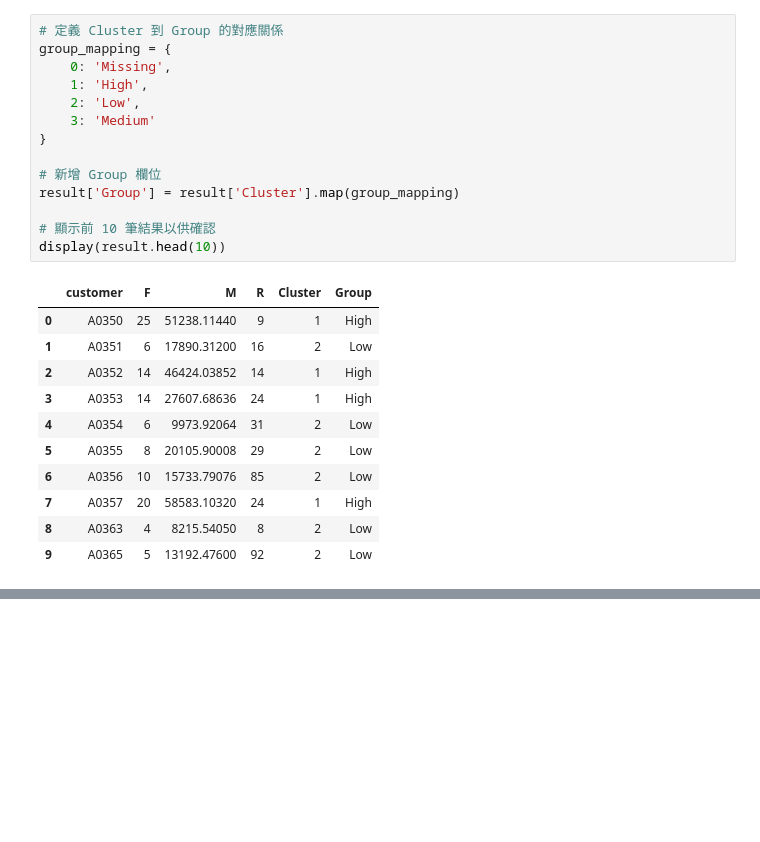
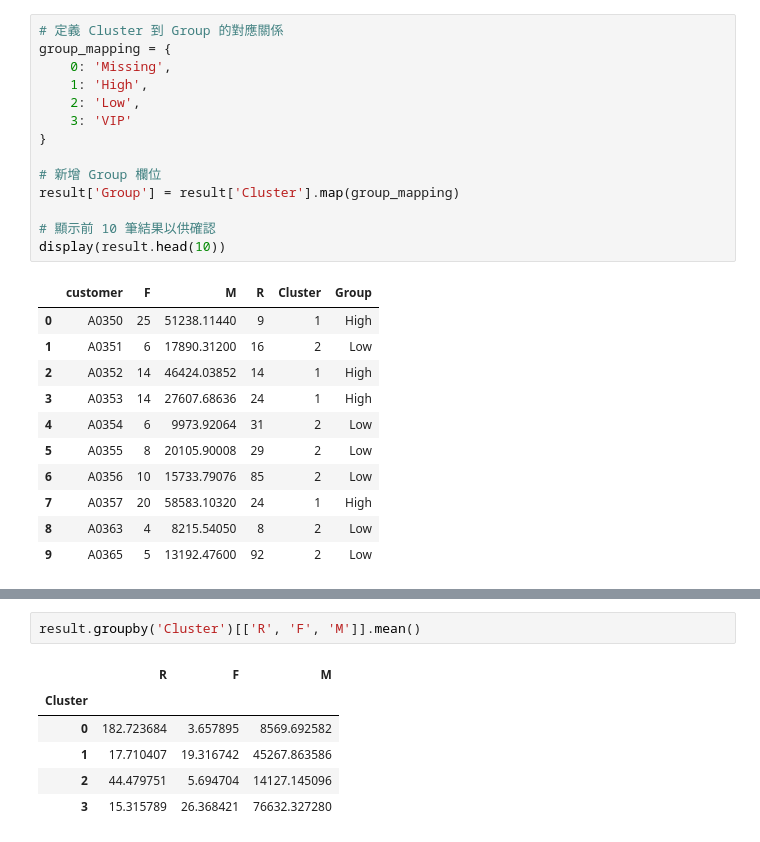
Before and after one commit to wen-cloud09/RFM-Analysis, a Jupyter notebook: RFM_testfinish.ipynb, the cells around one changed output, grey strips where cells are left out. Saved outputs shown, nothing was run; the diff lists cells and outputs as text; blank space fills up the shorter version.

```diff
--- a/RFM_testfinish.ipynb
+++ b/RFM_testfinish.ipynb
@@ -204,7 +204,7 @@ group_mapping = {
     0: 'Missing',
     1: 'High',
     2: 'Low',
-    3: 'Medium'
+    3: 'VIP'
 }
 
 # 新增 Group 欄位
@@ -265,3 +265,12 @@ files.download(csv_file_name)
 # %% [output]
 [interactive output not drawn]
 [interactive output not drawn]
+# %%
+result.groupby('Cluster')[['R', 'F', 'M']].mean()
+# %% [output]
+|  | R | F | M |
+| Cluster |  |  |  |
+| 0 | 182.723684 | 3.657895 | 8569.692582 |
+| 1 | 17.710407 | 19.316742 | 45267.863586 |
+| 2 | 44.479751 | 5.694704 | 14127.145096 |
+| 3 | 15.315789 | 26.368421 | 76632.327280 |
```
Also changed, not shown: parts of 3 cells of this notebook.
